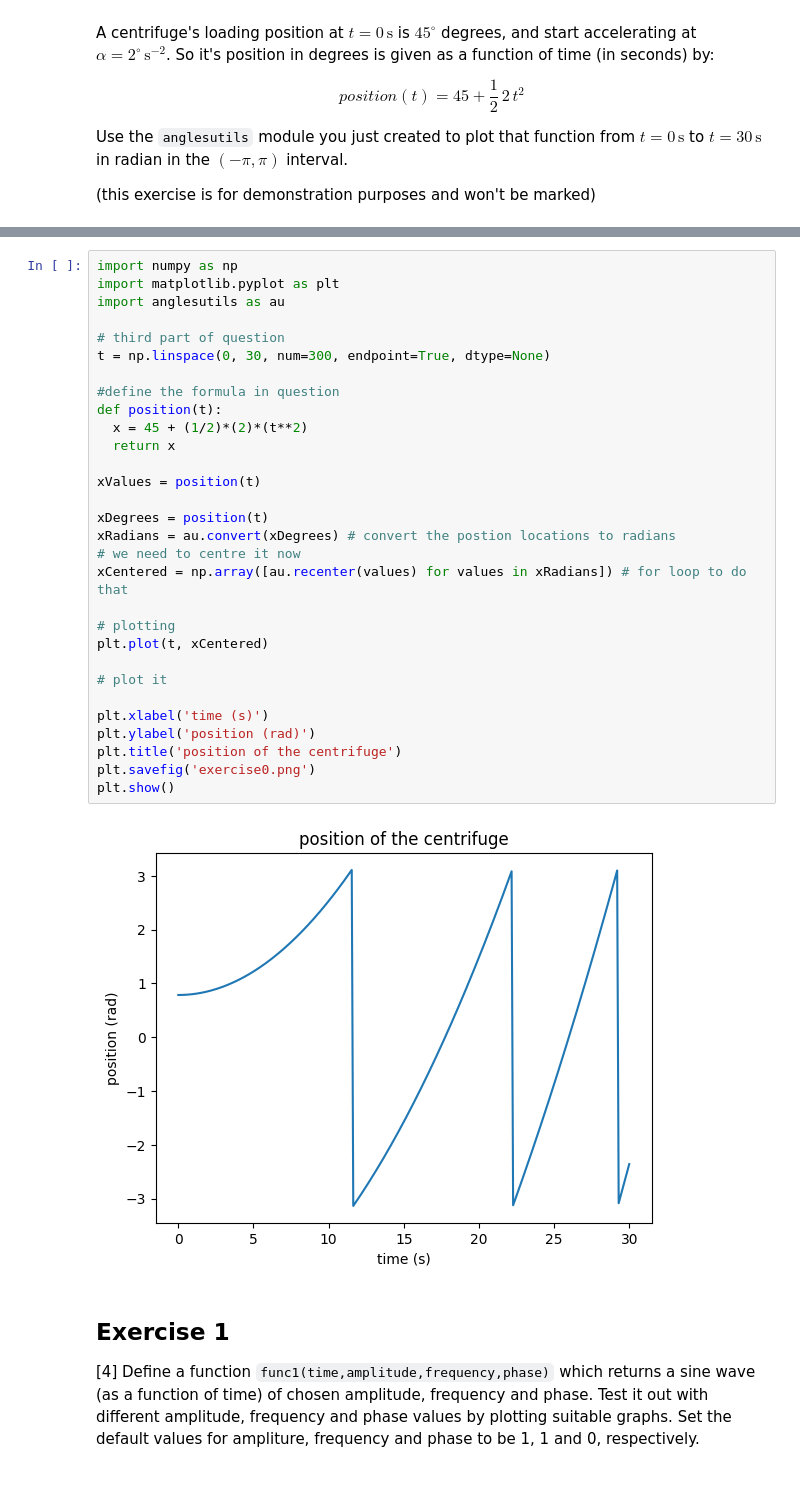
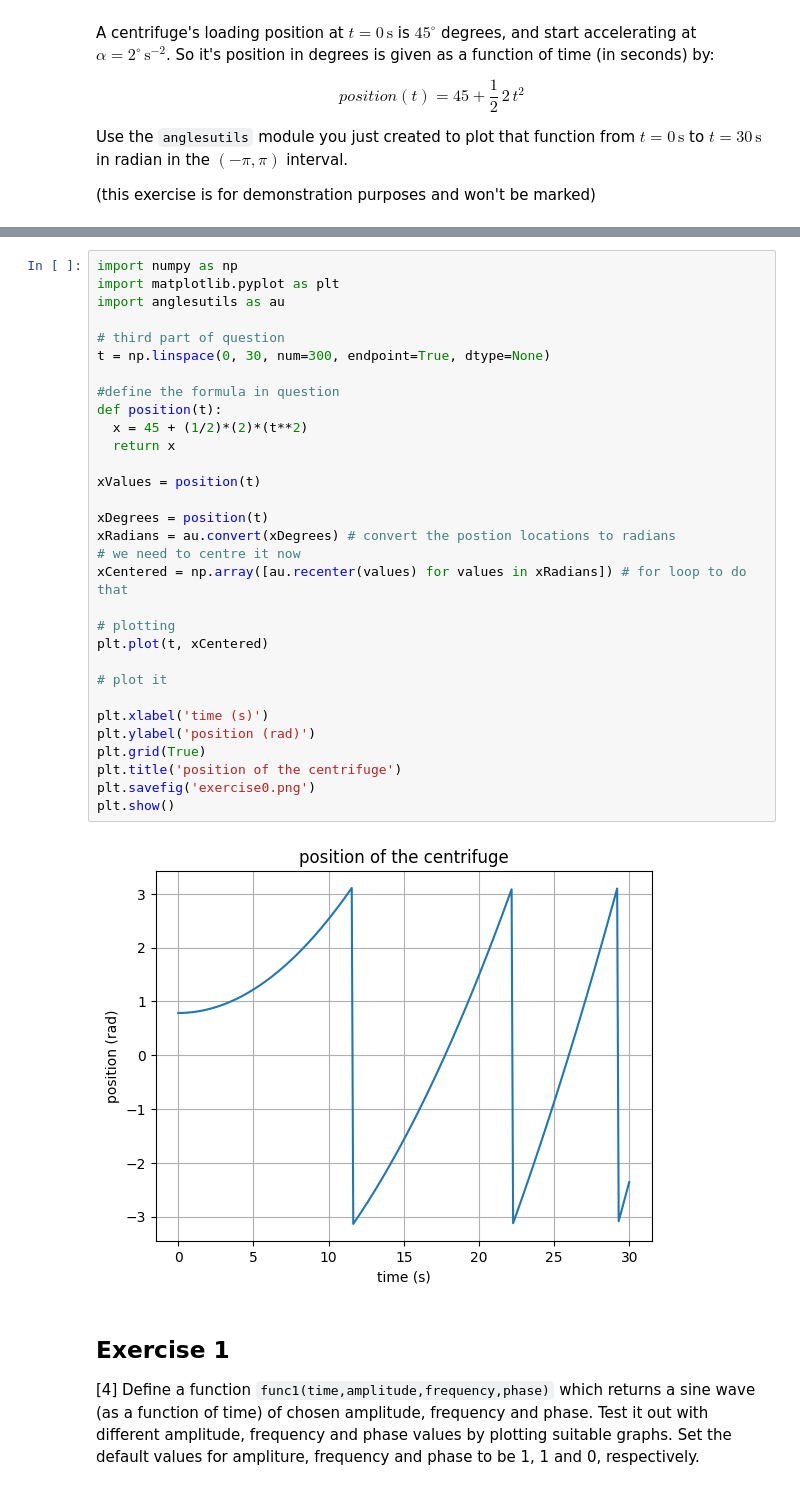
Before and after one commit to PX2145-2025/week-2-b-Bhavun-D, a Jupyter notebook: Functions.ipynb, the cells around one changed output, grey strips where cells are left out. Drawn from its saved outputs; the diff is of its cells as text.

```diff
--- a/Functions.ipynb
+++ b/Functions.ipynb
@@ -294,34 +294,35 @@ Overwriting anglesutils.py
 import numpy as np
 import matplotlib.pyplot as plt
 import anglesutils as au
 
 # third part of question
 t = np.linspace(0, 30, num=300, endpoint=True, dtype=None)
 
 #define the formula in question
 def position(t):
   x = 45 + (1/2)*(2)*(t**2)
   return x
 
 xValues = position(t)
 
 xDegrees = position(t)
 xRadians = au.convert(xDegrees) # convert the postion locations to radians
 # we need to centre it now
 xCentered = np.array([au.recenter(values) for values in xRadians]) # for loop to do that
 
 # plotting
 plt.plot(t, xCentered)
 
 # plot it
 
 plt.xlabel('time (s)')
 plt.ylabel('position (rad)')
+plt.grid(True)
 plt.title('position of the centrifuge')
 plt.savefig('exercise0.png')
 plt.show()
 # %% [output]
-[figure, old version]
+[figure, new version]
 # %% [markdown]
 ## Exercise 1
 
```
Also changed, not shown: parts of 4 cells of this notebook.
